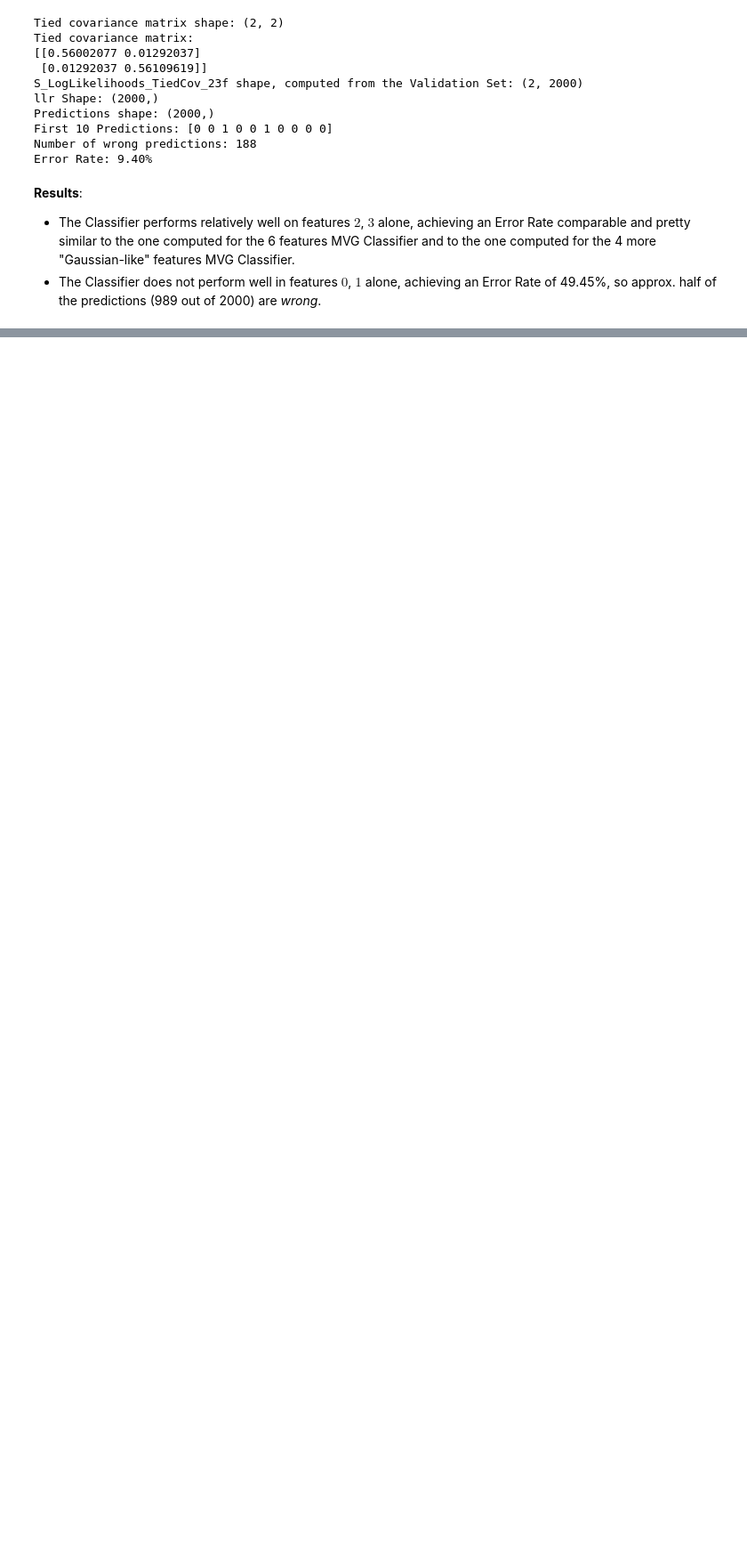
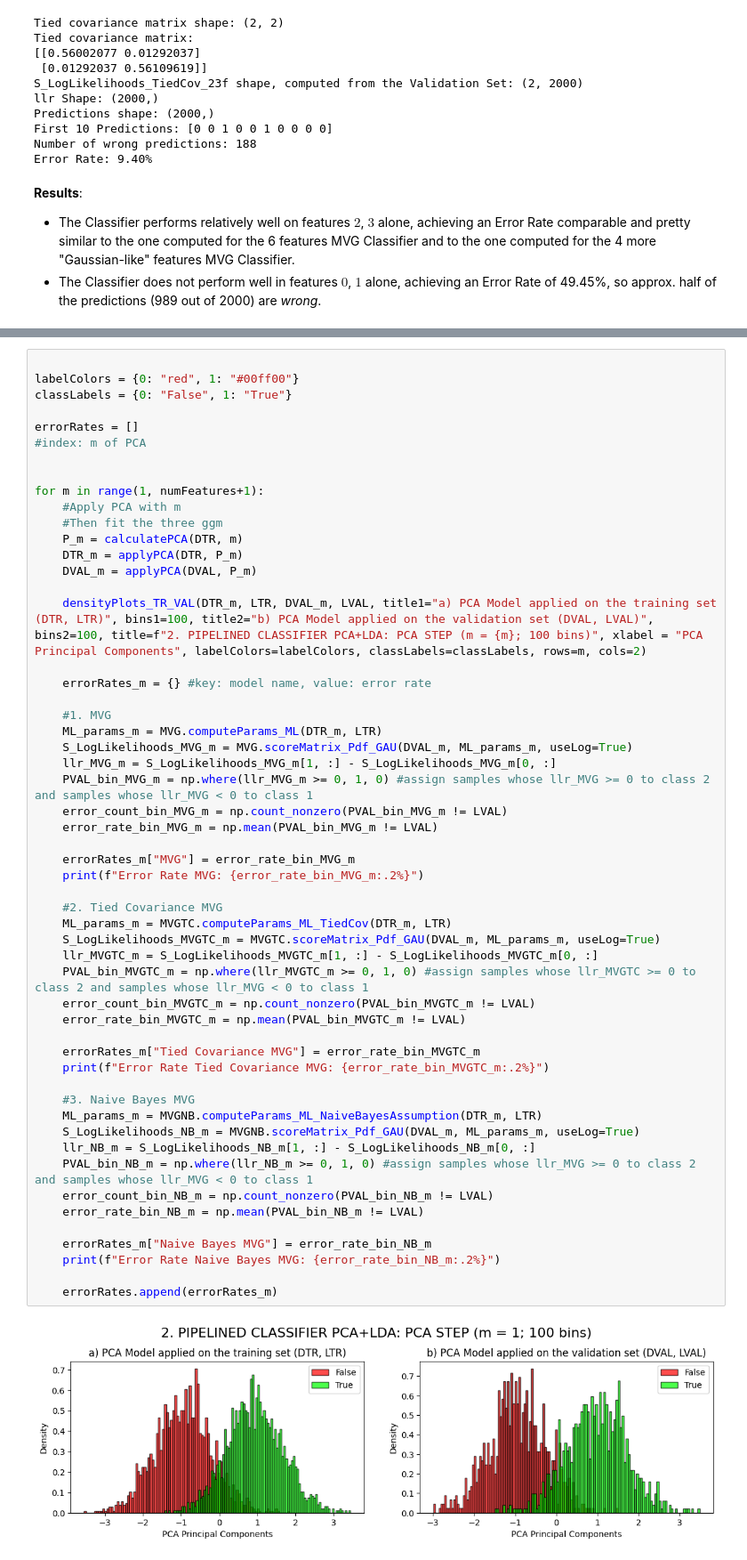
Before and after one commit to RiccardoRevalor/Fingerprint_Spoofing_Detection, a Jupyter notebook: gaussianClassifiers.ipynb, the cells around one changed output, grey strips where cells are left out. Shown at 89% size. Cells and saved outputs as stored; diff of their text form; blank space fills up the shorter version.

Commit message:
feat: PCA + ggm models and comparison

```diff
--- a/gaussianClassifiers.ipynb
+++ b/gaussianClassifiers.ipynb
@@ -1164,0 +1272,56 @@ This again confirms that, in both MVG and Tied MVG models, **the separability of
+# %%
+
+labelColors = {0: "red", 1: "#00ff00"}
+classLabels = {0: "False", 1: "True"}
+
+errorRates = []
+#index: m of PCA
+
+
+for m in range(1, numFeatures+1):
+    #Apply PCA with m
+    #Then fit the three ggm
+    P_m = calculatePCA(DTR, m)
+    DTR_m = applyPCA(DTR, P_m)
+    DVAL_m = applyPCA(DVAL, P_m)
+
+    densityPlots_TR_VAL(DTR_m, LTR, DVAL_m, LVAL, title1="a) PCA Model applied on the training set (DTR, LTR)", bins1=100, title2="b) PCA Model applied on the validation set (DVAL, LVAL)", bins2=100, title=f"2. PIPELINED CLASSIFIER PCA+LDA: PCA STEP (m = {m}; 100 bins)", xlabel = "PCA Principal Components", labelColors=labelColors, classLabels=classLabels, rows=m, cols=2)
+
+    errorRates_m = {} #key: model name, value: error rate
+
+    #1. MVG
+    ML_params_m = MVG.computeParams_ML(DTR_m, LTR)
+    S_LogLikelihoods_MVG_m = MVG.scoreMatrix_Pdf_GAU(DVAL_m, ML_params_m, useLog=True)
+    llr_MVG_m = S_LogLikelihoods_MVG_m[1, :] - S_LogLikelihoods_MVG_m[0, :]
+    PVAL_bin_MVG_m = np.where(llr_MVG_m >= 0, 1, 0) #assign samples whose llr_MVG >= 0 to class 2 and samples whose llr_MVG < 0 to class 1
+    error_count_bin_MVG_m = np.count_nonzero(PVAL_bin_MVG_m != LVAL)
+    error_rate_bin_MVG_m = np.mean(PVAL_bin_MVG_m != LVAL)
+
+    errorRates_m["MVG"] = error_rate_bin_MVG_m
+    print(f"Error Rate MVG: {error_rate_bin_MVG_m:.2%}")
+
+    #2. Tied Covariance MVG
+    ML_params_m = MVGTC.computeParams_ML_TiedCov(DTR_m, LTR)
+    S_LogLikelihoods_MVGTC_m = MVGTC.scoreMatrix_Pdf_GAU(DVAL_m, ML_params_m, useLog=True)
+    llr_MVGTC_m = S_LogLikelihoods_MVGTC_m[1, :] - S_LogLikelihoods_MVGTC_m[0, :]
+    PVAL_bin_MVGTC_m = np.where(llr_MVGTC_m >= 0, 1, 0) #assign samples whose llr_MVGTC >= 0 to class 2 and samples whose llr_MVG < 0 to class 1
+    error_count_bin_MVGTC_m = np.count_nonzero(PVAL_bin_MVGTC_m != LVAL)
+    error_rate_bin_MVGTC_m = np.mean(PVAL_bin_MVGTC_m != LVAL)
+
+    errorRates_m["Tied Covariance MVG"] = error_rate_bin_MVGTC_m
+    print(f"Error Rate Tied Covariance MVG: {error_rate_bin_MVGTC_m:.2%}")
+
+    #3. Naive Bayes MVG
+    ML_params_m = MVGNB.computeParams_ML_NaiveBayesAssumption(DTR_m, LTR)
+    S_LogLikelihoods_NB_m = MVGNB.scoreMatrix_Pdf_GAU(DVAL_m, ML_params_m, useLog=True)
+    llr_NB_m = S_LogLikelihoods_NB_m[1, :] - S_LogLikelihoods_NB_m[0, :]
+    PVAL_bin_NB_m = np.where(llr_NB_m >= 0, 1, 0) #assign samples whose llr_MVG >= 0 to class 2 and samples whose llr_MVG < 0 to class 1
+    error_count_bin_NB_m = np.count_nonzero(PVAL_bin_NB_m != LVAL)
+    error_rate_bin_NB_m = np.mean(PVAL_bin_NB_m != LVAL)
+
+    errorRates_m["Naive Bayes MVG"] = error_rate_bin_NB_m
+    print(f"Error Rate Naive Bayes MVG: {error_rate_bin_NB_m:.2%}")
+
+    errorRates.append(errorRates_m)
+# %% [output]
+[figure, added]
```
Also changed, not shown: parts of 16 cells of this notebook, 3 other files.
